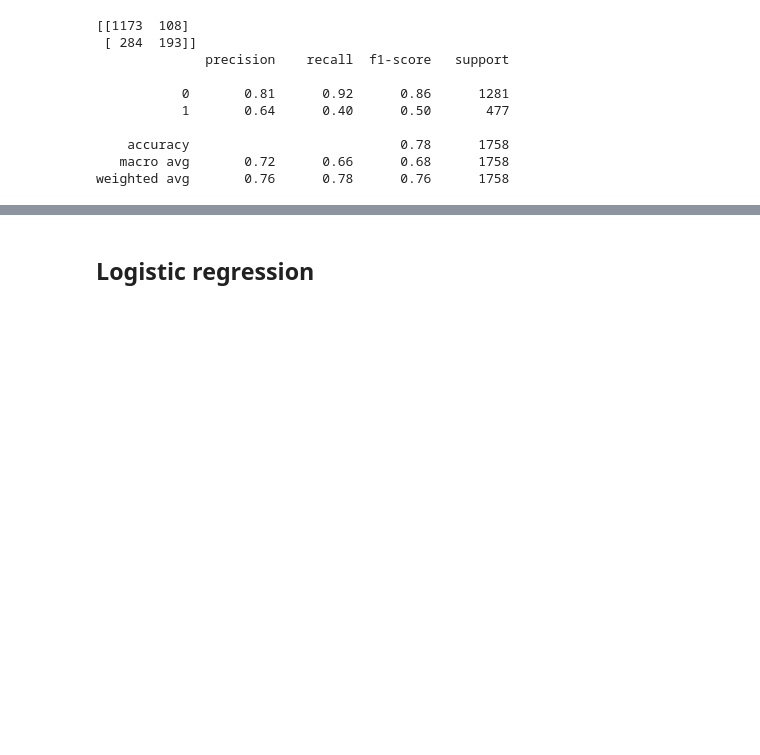
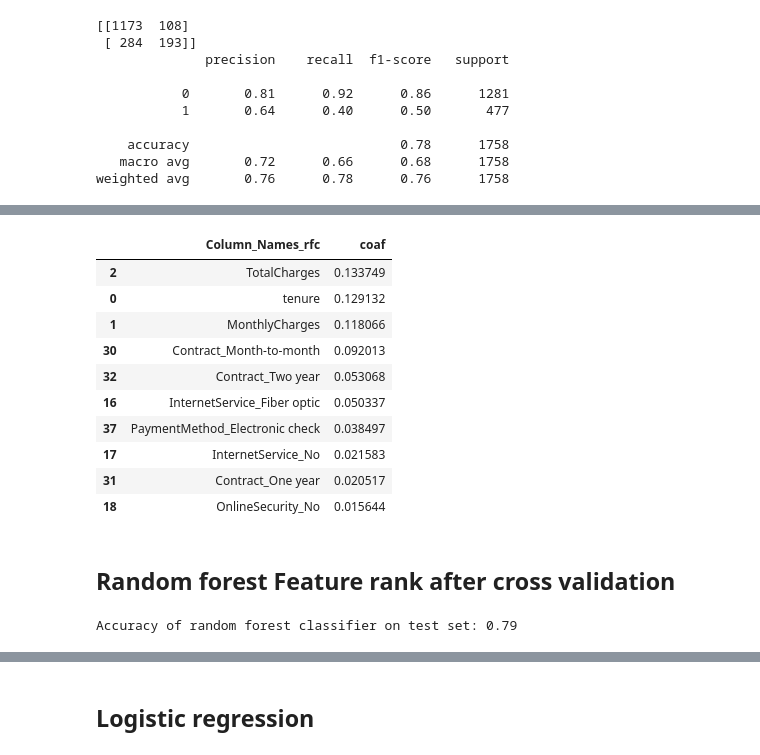
Before and after one commit to Eigilak/big_data, a Jupyter notebook: Projekt.ipynb, the cells around one changed output, grey strips where cells are left out. Cells and saved outputs as stored; diff of their text form; code cells hidden in the pictures; blank space fills up the shorter version.

```diff
--- a/Projekt.ipynb
+++ b/Projekt.ipynb
@@ -380,0 +387,7 @@ weighted avg       0.76      0.78      0.76      1758
+# %%
+# Create random forest classifer object that uses entropy
+rfc = RandomForestClassifier(criterion='entropy', random_state=0, n_jobs=-1,n_estimators=200,max_depth=11)
+# Train model
+rfc_model = rfc.fit(X_train, y_train)
+# Predict
+y_pred_rfc=rfc_model.predict(X_test)
@@ -380,0 +409,28 @@ weighted avg       0.76      0.78      0.76      1758
+# %%
+rfc_imp=list(rfc_model.feature_importances_)
+
+rfc_colname=list(X.columns)
+
+#Create dict for datafram
+rfc_dict={'Column_Names_rfc':rfc_colname,'coaf':rfc_imp}
+
+#Create dataframe
+rfc_feature_imp=pd.DataFrame(rfc_dict)
+# %%
+rfc_feature_rank=rfc_feature_imp.sort_values(by='coaf',ascending = False)
+# %%
+rfc_feature_rank.head(10)
+# %% [output]
+|  | Column_Names_rfc | coaf |
+| 2 | TotalCharges | 0.133749 |
+| 0 | tenure | 0.129132 |
+| 1 | MonthlyCharges | 0.118066 |
+| 30 | Contract_Month-to-month | 0.092013 |
+| 32 | Contract_Two year | 0.053068 |
+| 16 | InternetService_Fiber optic | 0.050337 |
+| 37 | PaymentMethod_Electronic check | 0.038497 |
+| 17 | InternetService_No | 0.021583 |
+| 31 | Contract_One year | 0.020517 |
+| 18 | OnlineSecurity_No | 0.015644 |
+# %% [markdown]
+## Random forest Feature rank after cross validation
@@ -380,0 +445,5 @@ weighted avg       0.76      0.78      0.76      1758
+# %%
+
+print('Accuracy of random forest classifier on test set: {:.2f}'.format(rfecv_model.score(X_test, y_test)))
+# %% [output]
+Accuracy of random forest classifier on test set: 0.79
```
Also changed, not shown: parts of 7 cells of this notebook.
